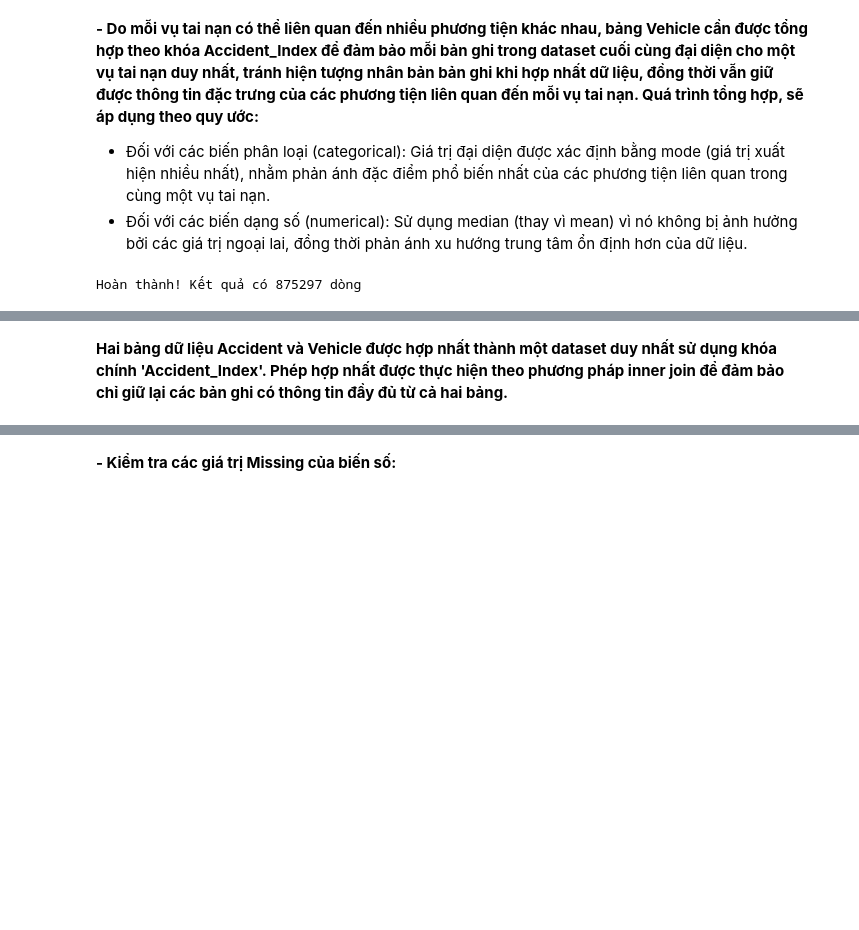
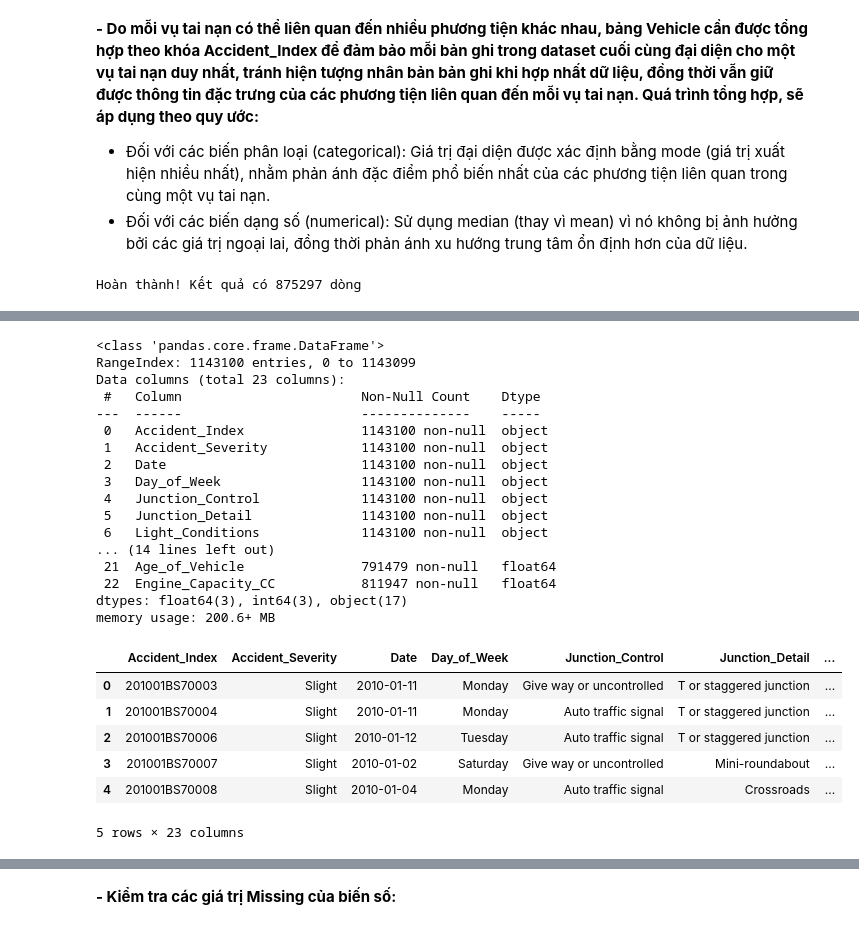
Before and after one commit to mihhwiNick/DA_project, a Jupyter notebook: UK_Road_Traffic_Accident_DA.ipynb, the cells around one changed output, grey strips where cells are left out. Drawn from its saved outputs; the diff is of its cells as text; code cells hidden in the pictures; blank space fills up the shorter version.

```diff
--- a/UK_Road_Traffic_Accident_DA.ipynb
+++ b/UK_Road_Traffic_Accident_DA.ipynb
@@ -459,9 +459,9 @@ accidents_clean1 = accidents_clean1[accidents_clean1['Year'].between(2010, 2017)
 **- Sau khi giới hạn phạm vi phân tích của bộ dữ liệu từ 2005-2017 còn 2010-2017. Thực hiện lọc dữ liệu phương tiện (Vehicle) theo các vụ tai nạn còn lại (Accident) và chỉ giữ các phương tiện thực sự liên quan đến các vụ tai nạn trong phạm vi phân tích để tránh xử lý dư thừa.**
 # %%
 # Lấy danh sách Accident_Index sau khi lọc năm
-valid_accident_ids = accidents_clean1['Accident_Index']
+valid_accident_ids = accidents_clean['Accident_Index']
 
 # Lọc Vehicle theo danh sách Accident_Index hợp lệ
-vehicle_clean1 = vehicle_clean1[
-    vehicle_clean1['Accident_Index'].isin(valid_accident_ids)]
+vehicle_clean = vehicle_clean[
+    vehicle_clean['Accident_Index'].isin(valid_accident_ids)]
 # %%
@@ -486,8 +486,8 @@ column_to_drops = ['1st_Road_Class', '1st_Road_Number', '2nd_Road_Class','2nd_Ro
                    'Local_Authority_(District)', 'Local_Authority_(Highway)', 'Police_Force',
                    'LSOA_of_Accident_Location','Pedestrian_Crossing-Human_Control','InScotland',
                    'Pedestrian_Crossing-Physical_Facilities', 'Carriageway_Hazards','Special_Conditions_at_Site']
-accidents_clean1 = accidents_clean1.drop(columns = column_to_drops)
-print(f"Sau khi xóa: {accidents_clean1.shape}")
+accidents_clean = accidents_clean.drop(columns = column_to_drops)
+print(f"Sau khi xóa: {accidents_clean.shape}")
 # %% [output]
 Sau khi xóa: (1143100, 16)
 # %% [markdown]
@@ -626,8 +564,35 @@ vehicle_agg.head()
 # %%
-merged_data = accidents_clean.merge(
-    vehicle_agg,
+merged_data = pd.merge(
+    accidents_clean, # bảng tai nạn
+    vehicle_agg,  # bảng vehicle đã aggregate
     on='Accident_Index',
     how='left'
 )
+
+merged_data.info()
+display(merged_data.head(5))
+# %% [output]
+<class 'pandas.core.frame.DataFrame'>
+RangeIndex: 1143100 entries, 0 to 1143099
+Data columns (total 23 columns):
+ #   Column                       Non-Null Count    Dtype
+---  ------                       --------------    -----
+ 0   Accident_Index               1143100 non-null  object
+ 1   Accident_Severity            1143100 non-null  object
+ 2   Date                         1143100 non-null  object
+ 3   Day_of_Week                  1143100 non-null  object
+ 4   Junction_Control             1143100 non-null  object
+ 5   Junction_Detail              1143100 non-null  object
+ 6   Light_Conditions             1143100 non-null  object
+... (14 lines left out)
+ 21  Age_of_Vehicle               791479 non-null   float64
+ 22  Engine_Capacity_CC           811947 non-null   float64
+dtypes: float64(3), int64(3), object(17)
+memory usage: 200.6+ MB
+|  | Accident_Index | Accident_Severity | Date | Day_of_Week | Junction_Control | Junction_Detail | ... |
+| 0 | 201001BS70003 | Slight | 2010-01-11 | Monday | Give way or uncontrolled | T or staggered junction | ... |
+| 1 | 201001BS70004 | Slight | 2010-01-11 | Monday | Auto traffic signal | T or staggered junction | ... |
+| 2 | 201001BS70006 | Slight | 2010-01-12 | Tuesday | Auto traffic signal | T or staggered junction | ... |
+| 3 | 201001BS70007 | Slight | 2010-01-02 | Saturday | Give way or uncontrolled | Mini-roundabout | ... |
+| 4 | 201001BS70008 | Slight | 2010-01-04 | Monday | Auto traffic signal | Crossroads | ... |
+5 rows × 23 columns
-# %% [markdown]
-**Hai bảng dữ liệu Accident và Vehicle được hợp nhất thành một dataset duy nhất sử dụng khóa chính 'Accident_Index'. Phép hợp nhất được thực hiện theo phương pháp inner join để đảm bảo chỉ giữ lại các bản ghi có thông tin đầy đủ từ cả hai bảng.**
```
Also changed, not shown: parts of 25 cells of this notebook.
